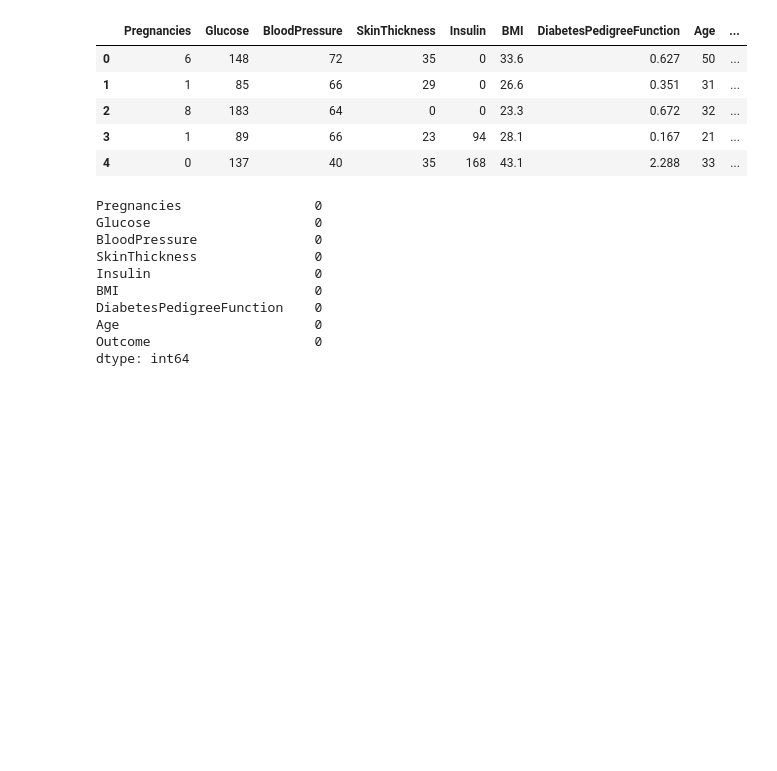
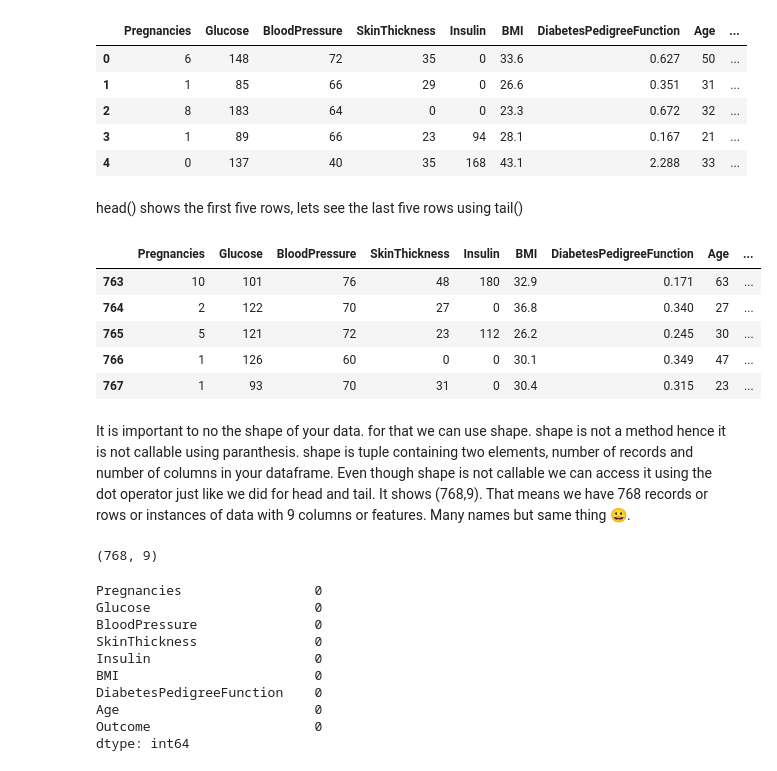
Before and after one commit to aswin4400/notebooks, a Jupyter notebook: DiabetesSVM.ipynb, the cells around one changed output. Cells and saved outputs as stored; diff of their text form; code cells hidden in the pictures; blank space fills up the shorter version.

```diff
--- a/DiabetesSVM.ipynb
+++ b/DiabetesSVM.ipynb
@@ -27,6 +27,23 @@ diabetes_df.head()
 | 2 | 8 | 183 | 64 | 0 | 0 | 23.3 | 0.672 | 32 | ... |
 | 3 | 1 | 89 | 66 | 23 | 94 | 28.1 | 0.167 | 21 | ... |
 | 4 | 0 | 137 | 40 | 35 | 168 | 43.1 | 2.288 | 33 | ... |
+# %% [markdown]
+head() shows the first five rows, lets see the last five rows using tail()
+# %%
+diabetes_df.tail()
+# %% [output]
+|  | Pregnancies | Glucose | BloodPressure | SkinThickness | Insulin | BMI | DiabetesPedigreeFunction | Age | ... |
+| 763 | 10 | 101 | 76 | 48 | 180 | 32.9 | 0.171 | 63 | ... |
+| 764 | 2 | 122 | 70 | 27 | 0 | 36.8 | 0.340 | 27 | ... |
+| 765 | 5 | 121 | 72 | 23 | 112 | 26.2 | 0.245 | 30 | ... |
+| 766 | 1 | 126 | 60 | 0 | 0 | 30.1 | 0.349 | 47 | ... |
+| 767 | 1 | 93 | 70 | 31 | 0 | 30.4 | 0.315 | 23 | ... |
+# %% [markdown]
+It is important to no the shape of your data. for that we can use shape. shape is not a method hence it is not callable using paranthesis. shape is tuple containing two elements, number of records and number of columns in your dataframe. Even though shape is not callable we can access it using the dot operator just like we did for head and tail. It shows (768,9). That means we have 768 records or rows or instances of data with 9 columns or features. Many names but same thing 😀.
+# %%
+diabetes_df.shape
+# %% [output]
+(768, 9)
 # %%
 data.isnull().sum()
 # %% [output]
```
